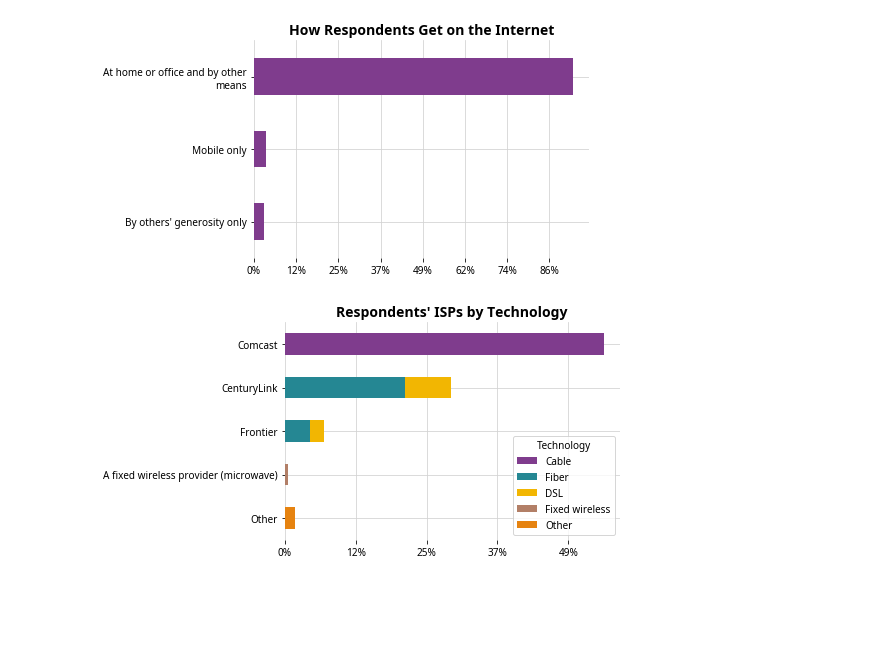
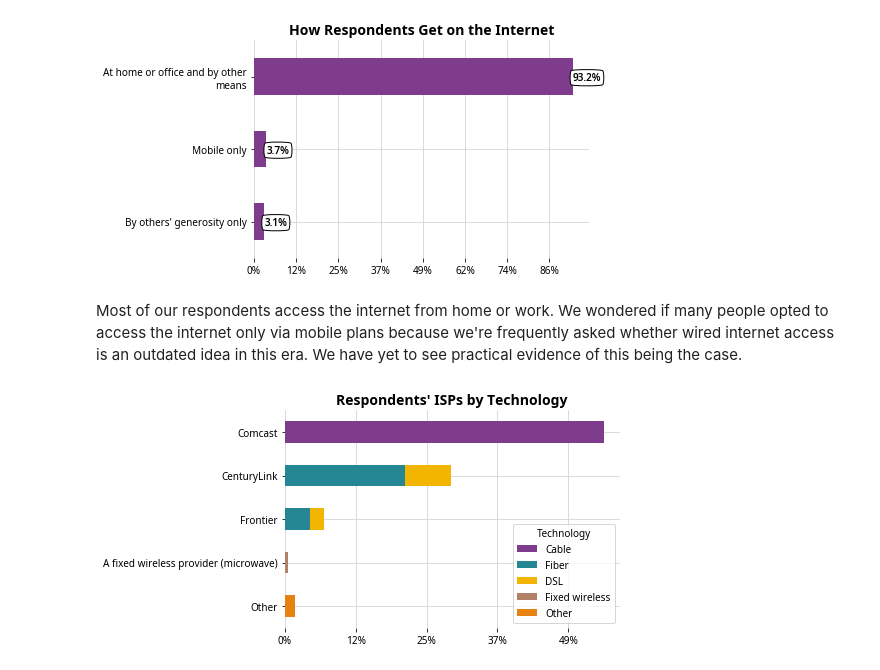
Before and after one commit to municipalbroadband/reports, a Jupyter notebook: mbpdx/2020-02-community-engagement/report.ipynb, the cells around one changed output. Cells and saved outputs as stored; diff of their text form; code cells hidden in the pictures; blank space fills up the shorter version.

Commit message:
Discussion around our charts

```diff
--- a/mbpdx/2020-02-community-engagement/report.ipynb
+++ b/mbpdx/2020-02-community-engagement/report.ipynb
@@ -19,6 +19,7 @@ from data.process import DISLIKE_DTYPE
 CMAP_SEQUENTIAL = agSunset_7_r.mpl_colormap
 CMAP_QUALITATIVE = Bold_7.mpl_colormap
 
+
 plt.rcParams['font.family'] = 'sans-serif'
 plt.rcParams['font.sans-serif'] = 'Noto Sans'
 plt.rcParams['axes.edgecolor'] = 'none'
@@ -34,3 +35,14 @@ df['source'] = df.form.apply(
 ).astype('category')
 df.isp.cat.remove_unused_categories(inplace=True)
 df.isp_tech.cat.remove_unused_categories(inplace=True)
+
+def annotate_percentages(ax, max):
+    for p in ax.patches:
+        percentage = '{:.1f}%'.format(100 * p.get_width() / max)
+        x = p.get_x() + p.get_width()
+        y = p.get_y() + p.get_height()/2+0.05
+        ax.annotate(
+            percentage, (x, y),
+            fontweight='semibold',
+            bbox=dict(boxstyle='round4', fc='w'),
+        )
@@ -45,19 +75,22 @@ Municipal Broadband PDX, an advocacy campaign supporting digital equity in the P
 # %%
 ax = df.filter(['has_internet_premise', 'has_internet_mobile_only', 'has_internet_ext_only']).agg('sum').rename({
     'has_internet_premise': textwrap.fill('At home or office and by other means', 30),
     'has_internet_mobile_only': 'Mobile only',
     'has_internet_ext_only': textwrap.fill("By others' generosity only", 30),
 }).plot(
     kind='barh',
     title='How Respondents Get on the Internet',
     cmap=CMAP_QUALITATIVE,
 )
 ax.xaxis.set_major_formatter(mtick.PercentFormatter(decimals=0, xmax=len(df.index)))
 ax.invert_yaxis()
+annotate_percentages(ax, len(df.index))
 
 plt.show()
 # %% [output]
-[figure, old version]
+[figure, new version]
+# %% [markdown]
+Most of our respondents access the internet from home or work. We wondered if many people opted to access the internet only via mobile plans because we're frequently asked whether wired internet access is an outdated idea in this era. We have yet to see practical evidence of this being the case.
 # %%
 for col, label in {'isp_tech': 'Technology', 'source': 'Survey Source'}.items():
     isps = df.pivot_table(
```
Also changed, not shown: parts of 9 cells of this notebook.
